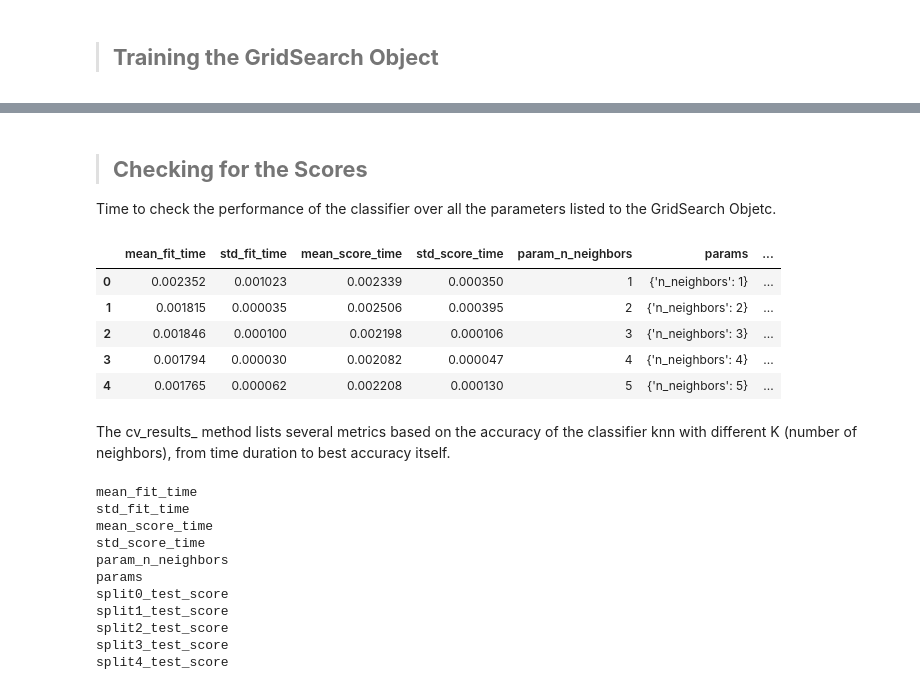
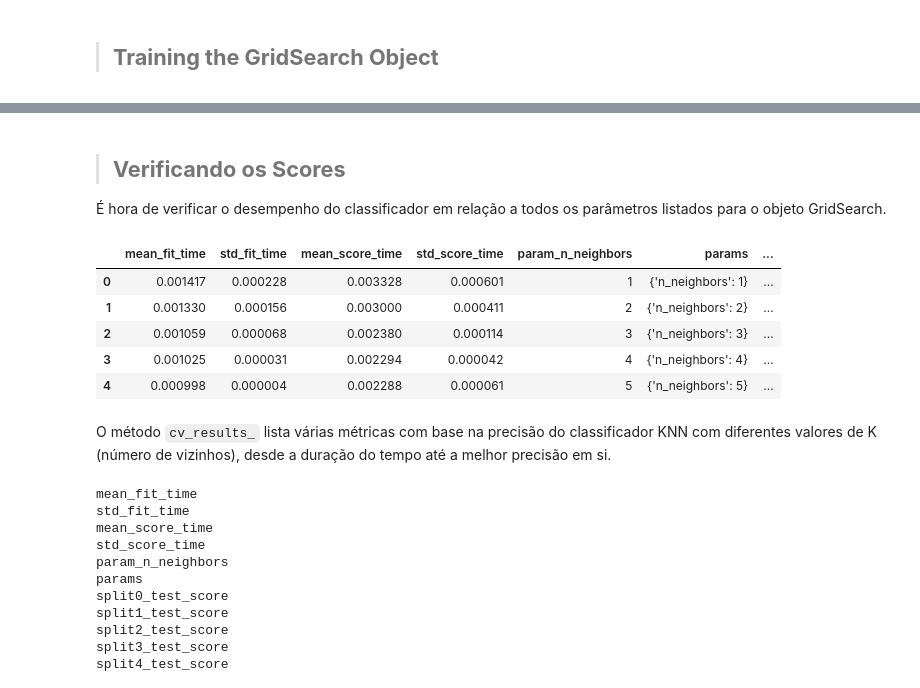
Before and after one commit to bilhalvadiego/ds-course, a Jupyter notebook: notebooks/Aula_12_a_KNN.ipynb, the cells around one changed output, grey strips where cells are left out. Drawn from its saved outputs; the diff is of its cells as text; code cells hidden in the pictures.

```diff
--- a/notebooks/Aula_12_a_KNN.ipynb
+++ b/notebooks/Aula_12_a_KNN.ipynb
@@ -441,20 +464,20 @@ GridSearchCV(cv=5, error_score=nan,
-# %% [markdown]
-> ## **Checking for the Scores**
-
-Time to check the performance of the classifier over all the parameters listed to the GridSearch Objetc.
+# %% [markdown]
+> ## **Verificando os Scores**
+
+É hora de verificar o desempenho do classificador em relação a todos os parâmetros listados para o objeto GridSearch.
 # %%
-grid.cv_results_
+# grid.cv_results_
 grid_table = pd.DataFrame(grid.cv_results_)
 grid_table.head()
 # %% [output]
 |  | mean_fit_time | std_fit_time | mean_score_time | std_score_time | param_n_neighbors | params | ... |
-| 0 | 0.002352 | 0.001023 | 0.002339 | 0.000350 | 1 | {'n_neighbors': 1} | ... |
-| 1 | 0.001815 | 0.000035 | 0.002506 | 0.000395 | 2 | {'n_neighbors': 2} | ... |
-| 2 | 0.001846 | 0.000100 | 0.002198 | 0.000106 | 3 | {'n_neighbors': 3} | ... |
-| 3 | 0.001794 | 0.000030 | 0.002082 | 0.000047 | 4 | {'n_neighbors': 4} | ... |
-| 4 | 0.001765 | 0.000062 | 0.002208 | 0.000130 | 5 | {'n_neighbors': 5} | ... |
+| 0 | 0.001417 | 0.000228 | 0.003328 | 0.000601 | 1 | {'n_neighbors': 1} | ... |
+| 1 | 0.001330 | 0.000156 | 0.003000 | 0.000411 | 2 | {'n_neighbors': 2} | ... |
+| 2 | 0.001059 | 0.000068 | 0.002380 | 0.000114 | 3 | {'n_neighbors': 3} | ... |
+| 3 | 0.001025 | 0.000031 | 0.002294 | 0.000042 | 4 | {'n_neighbors': 4} | ... |
+| 4 | 0.000998 | 0.000004 | 0.002288 | 0.000061 | 5 | {'n_neighbors': 5} | ... |
-# %% [markdown]
-The cv_results_ method lists several metrics based on the accuracy of the classifier knn with different K (number of neighbors), from time duration to best accuracy itself.
+# %% [markdown]
+O método `cv_results_` lista várias métricas com base na precisão do classificador KNN com diferentes valores de K (número de vizinhos), desde a duração do tempo até a melhor precisão em si.
 # %%
 for key in grid.cv_results_.keys():
   print(key)
```
Also changed, not shown: parts of 112 cells of this notebook, 7 other files.
